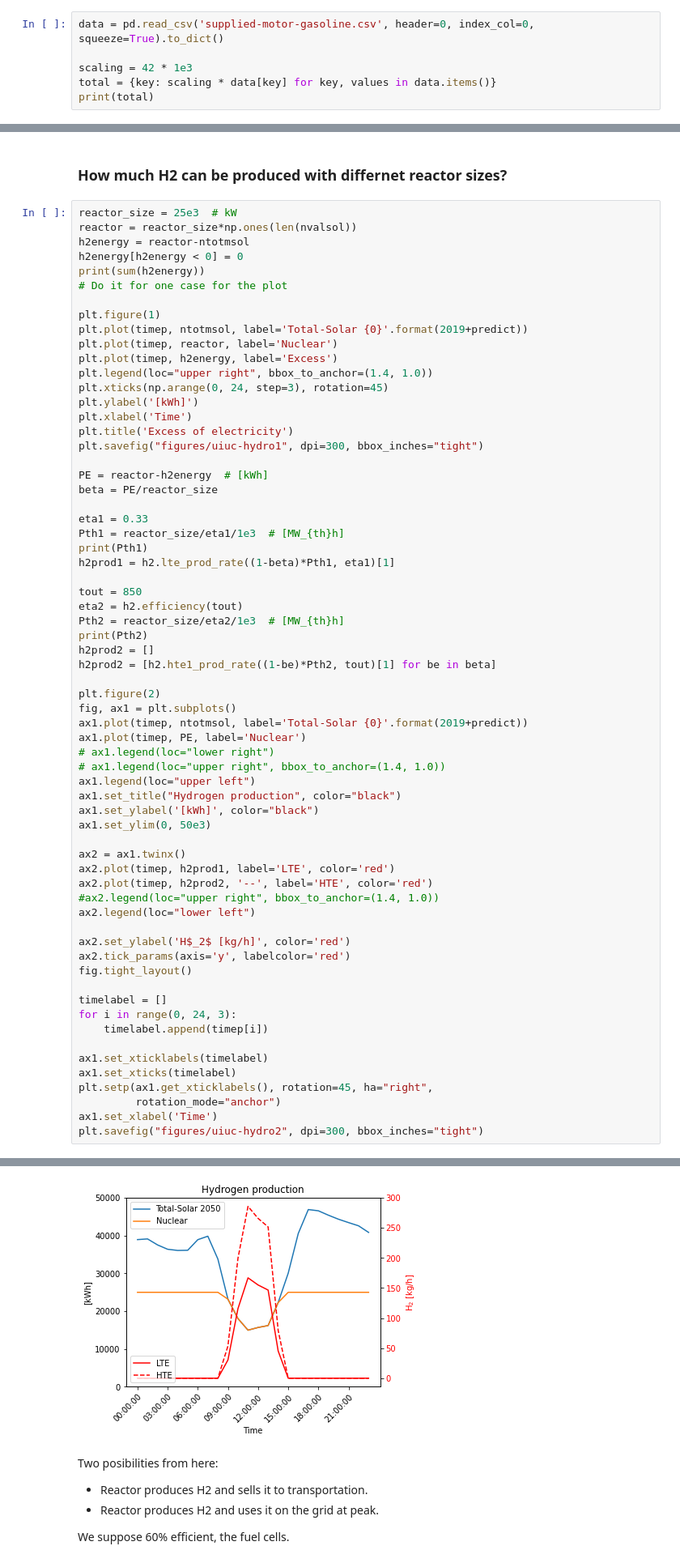
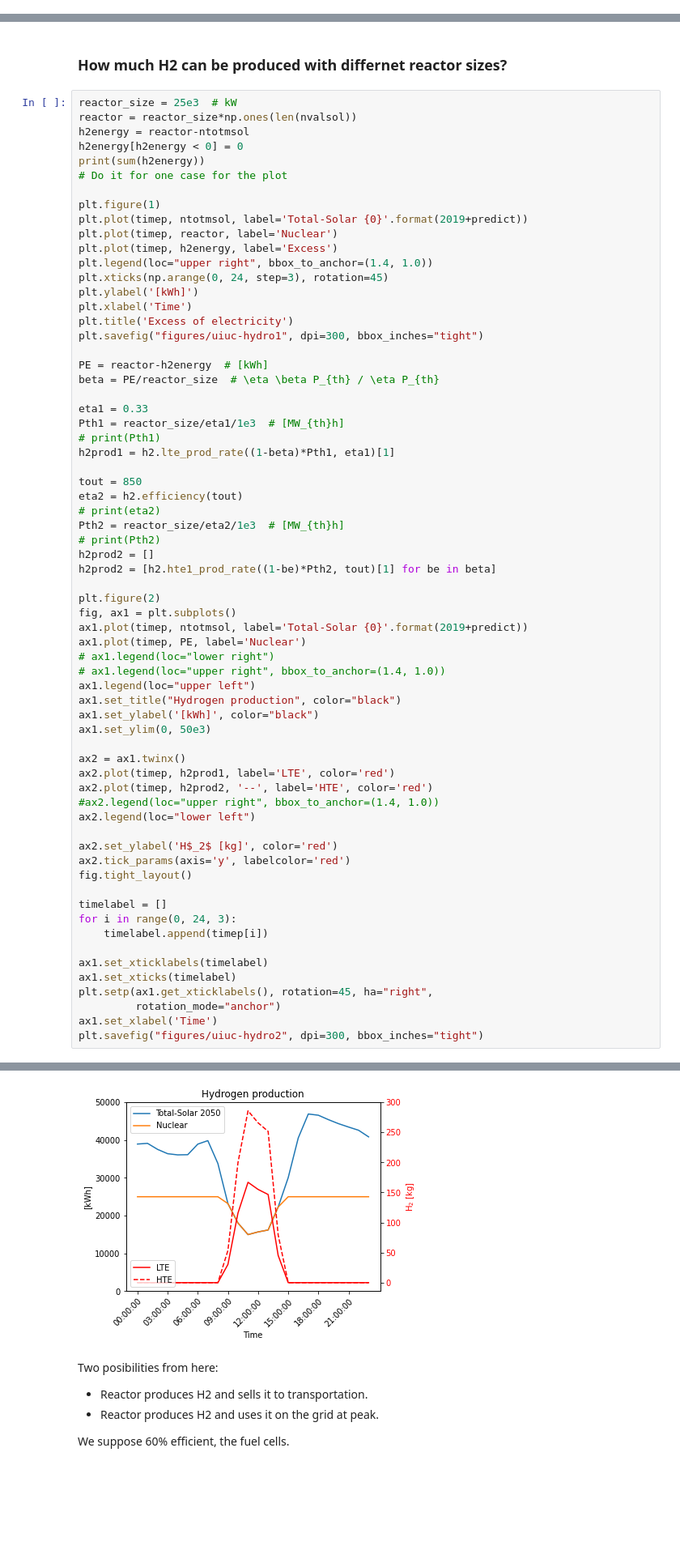
Before and after one commit to robfairh/npre412-project, a Jupyter notebook: fuel-demand.ipynb, the cells around one changed output, grey strips where cells are left out. Shown at 81% size. Drawn from its saved outputs; the diff is of its cells as text; blank space fills up the shorter version.

```diff
--- a/fuel-demand.ipynb
+++ b/fuel-demand.ipynb
@@ -126,6 +8,0 @@ Another thing I could do, is just predict the demand with d3ploy functions, and
-# %%
-data = pd.read_csv('supplied-motor-gasoline.csv', header=0, index_col=0, squeeze=True).to_dict()
-
-scaling = 42 * 1e3
-total = {key: scaling * data[key] for key, values in data.items()}
-print(total)
@@ -725,17 +540,18 @@ plt.title('Excess of electricity')
 plt.savefig("figures/uiuc-hydro1", dpi=300, bbox_inches="tight")
 
 PE = reactor-h2energy  # [kWh]
-beta = PE/reactor_size
+beta = PE/reactor_size  # \eta \beta P_{th} / \eta P_{th}
 
 eta1 = 0.33
 Pth1 = reactor_size/eta1/1e3  # [MW_{th}h]
-print(Pth1)
+# print(Pth1)
 h2prod1 = h2.lte_prod_rate((1-beta)*Pth1, eta1)[1]
 
 tout = 850
 eta2 = h2.efficiency(tout)
+# print(eta2)
 Pth2 = reactor_size/eta2/1e3  # [MW_{th}h]
-print(Pth2)
+# print(Pth2)
 h2prod2 = []
 h2prod2 = [h2.hte1_prod_rate((1-be)*Pth2, tout)[1] for be in beta]
 
@@ -756,7 +572,7 @@ ax2.plot(timep, h2prod2, '--', label='HTE', color='red')
 #ax2.legend(loc="upper right", bbox_to_anchor=(1.4, 1.0))
 ax2.legend(loc="lower left")
 
-ax2.set_ylabel('H$_2$ [kg/h]', color='red')
+ax2.set_ylabel('H$_2$ [kg]', color='red')
 ax2.tick_params(axis='y', labelcolor='red')
 fig.tight_layout()
 
@@ -777,6 +591,6 @@ plt.savefig("figures/uiuc-hydro2", dpi=300, bbox_inches="tight")
 [figure]
 <Figure size 432x288 with 0 Axes>
-[figure, old version]
+[figure, new version]
 # %% [markdown]
 Two posibilities from here:
 * Reactor produces H2 and sells it to transportation.
```
Also changed, not shown: parts of 16 cells of this notebook, 5 other files.
